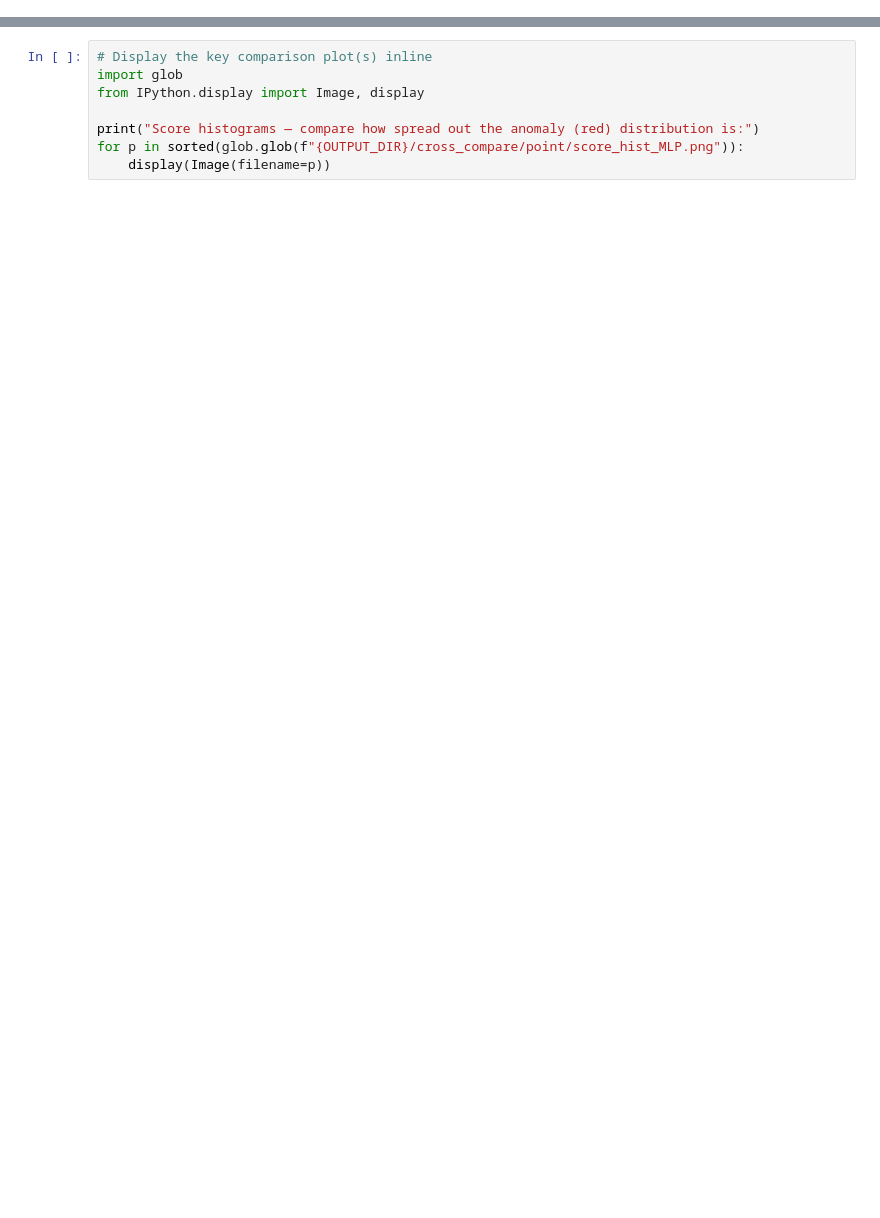
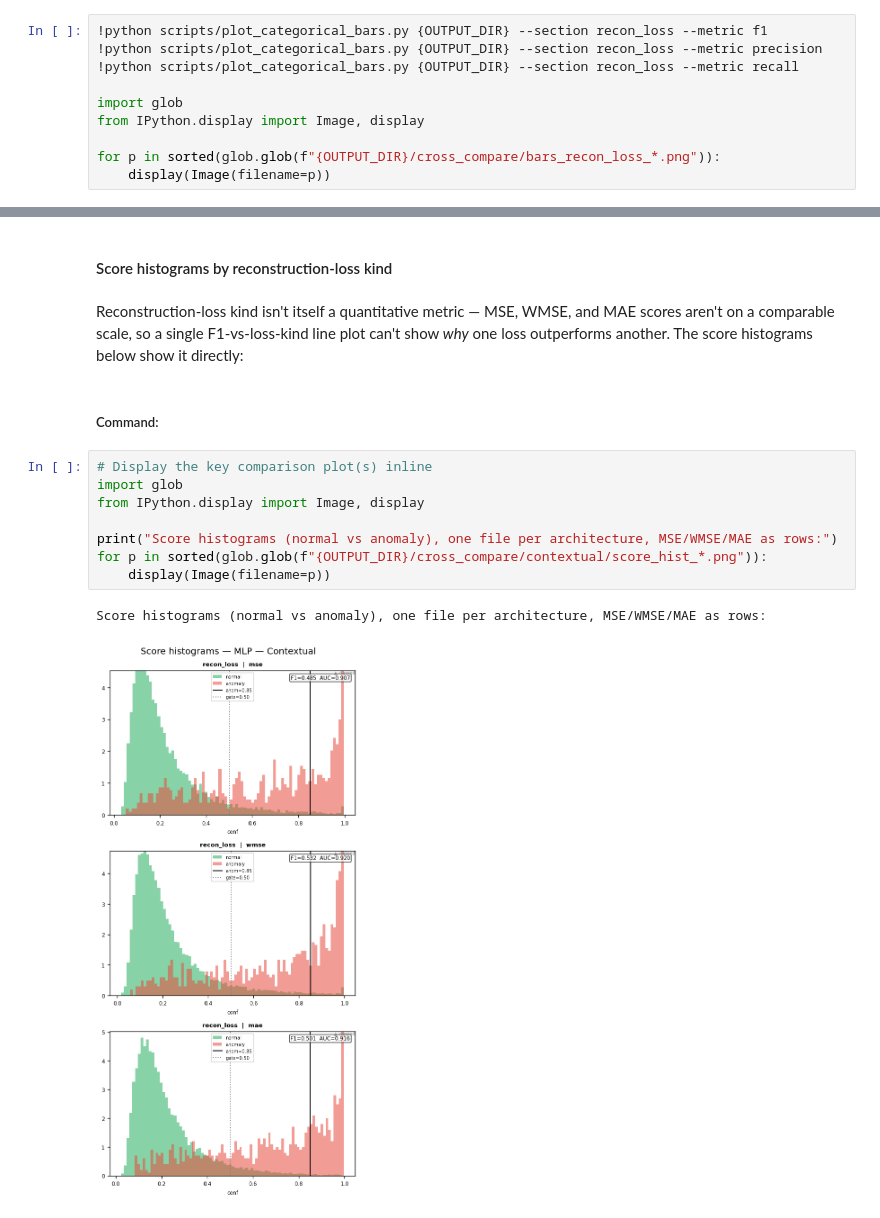
Before and after one commit to hadasecohen/streaming-vae-anomaly-detection, a Jupyter notebook: notebooks/cases/case06_reconstruction_loss.ipynb, the cells around one changed output, grey strips where cells are left out. Saved outputs shown, nothing was run; the diff lists cells and outputs as text; blank space fills up the shorter version.

```diff
--- a/notebooks/cases/case06_reconstruction_loss.ipynb
+++ b/notebooks/cases/case06_reconstruction_loss.ipynb
@@ -133,0 +370,10 @@ perf[["run_name", "arch", "anomaly", "variant", "f1", "auc", "precision", "recal
+# %%
+!python scripts/plot_categorical_bars.py {OUTPUT_DIR} --section recon_loss --metric f1
+!python scripts/plot_categorical_bars.py {OUTPUT_DIR} --section recon_loss --metric precision
+!python scripts/plot_categorical_bars.py {OUTPUT_DIR} --section recon_loss --metric recall
+
+import glob
+from IPython.display import Image, display
+
+for p in sorted(glob.glob(f"{OUTPUT_DIR}/cross_compare/bars_recon_loss_*.png")):
+    display(Image(filename=p))
@@ -134,8 +389,17 @@ perf[["run_name", "arch", "anomaly", "variant", "f1", "auc", "precision", "recal
+# %% [markdown]
+#### Score histograms by reconstruction-loss kind
+# %% [markdown]
+Reconstruction-loss kind isn't itself a quantitative metric — MSE, WMSE, and MAE scores aren't on a comparable scale, so a single F1-vs-loss-kind line plot can't show *why* one loss outperforms another. The score histograms below show it directly:
+# %% [markdown]
+##### Command:
 # %%
 # Display the key comparison plot(s) inline
 import glob
 from IPython.display import Image, display
 
-print("Score histograms — compare how spread out the anomaly (red) distribution is:")
-for p in sorted(glob.glob(f"{OUTPUT_DIR}/cross_compare/point/score_hist_MLP.png")):
+print("Score histograms (normal vs anomaly), one file per architecture, MSE/WMSE/MAE as rows:")
+for p in sorted(glob.glob(f"{OUTPUT_DIR}/cross_compare/contextual/score_hist_*.png")):
     display(Image(filename=p))
+# %% [output]
+Score histograms (normal vs anomaly), one file per architecture, MSE/WMSE/MAE as rows:
+[figure, added]
```
Also changed, not shown: parts of 56 cells of this notebook, 9 other files.
